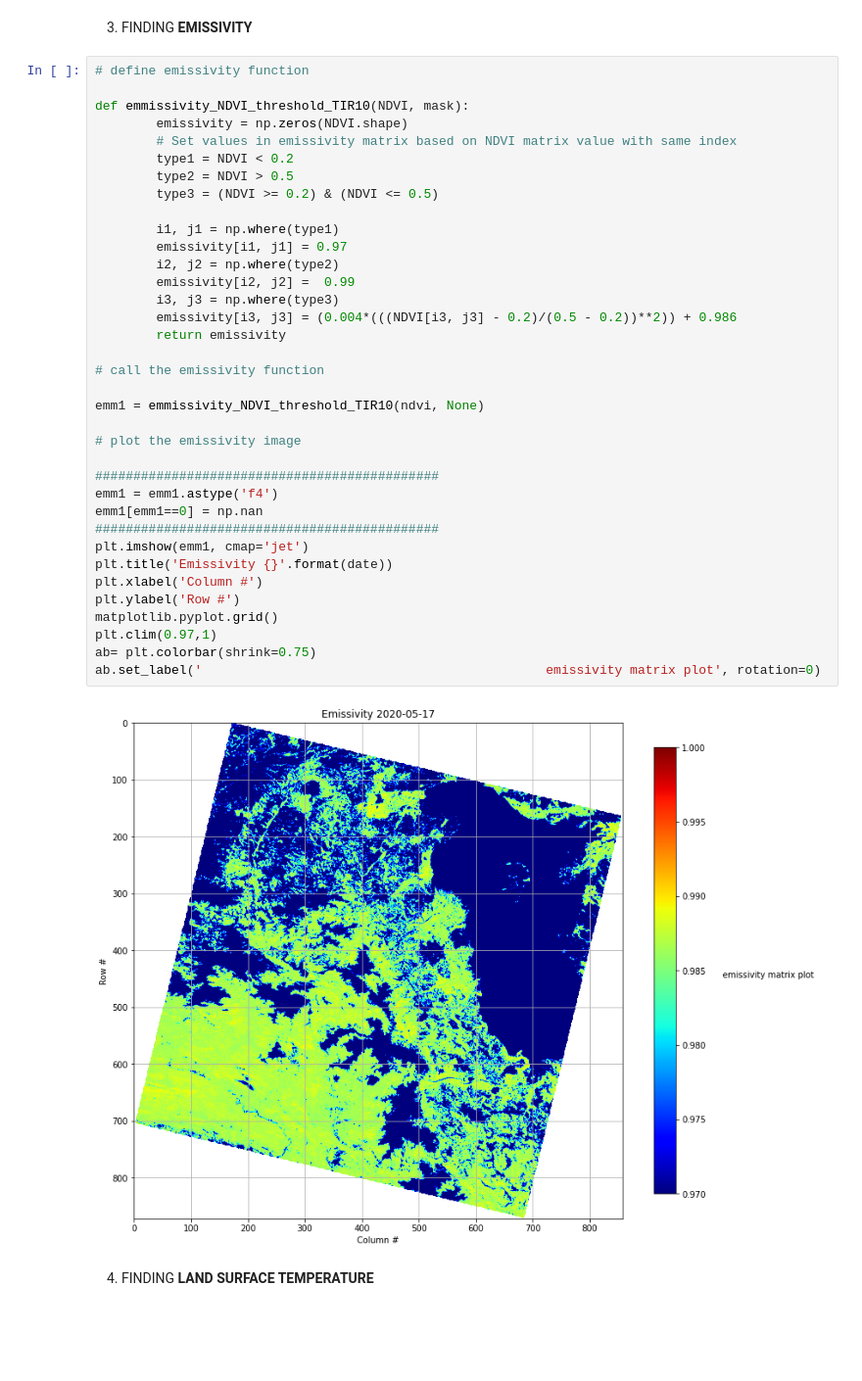
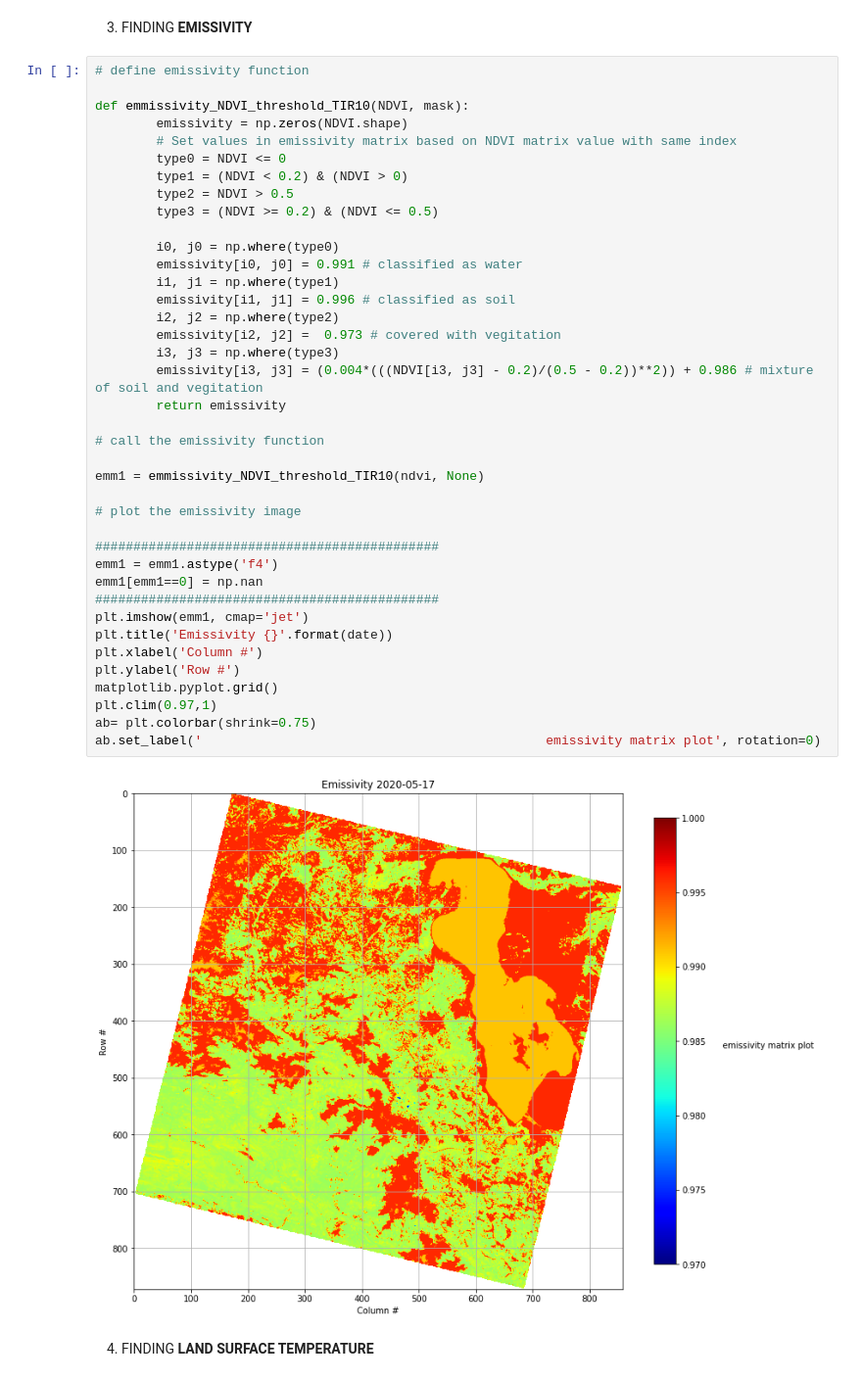
Before and after one commit to soorajpu12/LSTproject, a Jupyter notebook: LST_from_emmisivity.ipynb, the cells around one changed output. Shown at 98% size. Saved outputs shown, nothing was run; the diff lists cells and outputs as text; blank space fills up the shorter version.

```diff
--- a/LST_from_emmisivity.ipynb
+++ b/LST_from_emmisivity.ipynb
@@ -181,38 +184,41 @@ Decimation factor= 9
 def emmissivity_NDVI_threshold_TIR10(NDVI, mask):
         emissivity = np.zeros(NDVI.shape)
         # Set values in emissivity matrix based on NDVI matrix value with same index
-        type1 = NDVI < 0.2
+        type0 = NDVI <= 0
+        type1 = (NDVI < 0.2) & (NDVI > 0)
         type2 = NDVI > 0.5
         type3 = (NDVI >= 0.2) & (NDVI <= 0.5)
 
+        i0, j0 = np.where(type0)
+        emissivity[i0, j0] = 0.991 # classified as water
         i1, j1 = np.where(type1)
-        emissivity[i1, j1] = 0.97
+        emissivity[i1, j1] = 0.996 # classified as soil
         i2, j2 = np.where(type2)
-        emissivity[i2, j2] =  0.99
+        emissivity[i2, j2] =  0.973 # covered with vegitation
         i3, j3 = np.where(type3)
-        emissivity[i3, j3] = (0.004*(((NDVI[i3, j3] - 0.2)/(0.5 - 0.2))**2)) + 0.986
+        emissivity[i3, j3] = (0.004*(((NDVI[i3, j3] - 0.2)/(0.5 - 0.2))**2)) + 0.986 # mixture of soil and vegitation
         return emissivity
 
 # call the emissivity function
 
 emm1 = emmissivity_NDVI_threshold_TIR10(ndvi, None)
 
 # plot the emissivity image
 
 #############################################
 emm1 = emm1.astype('f4')
 emm1[emm1==0] = np.nan
 #############################################
 plt.imshow(emm1, cmap='jet')
 plt.title('Emissivity {}'.format(date))
 plt.xlabel('Column #')
 plt.ylabel('Row #')
 matplotlib.pyplot.grid()
 plt.clim(0.97,1)
 ab= plt.colorbar(shrink=0.75)
 ab.set_label('                                             emissivity matrix plot', rotation=0)
 # %% [output]
-[figure, old version]
+[figure, new version]
 # %% [markdown]
 4) FINDING **LAND SURFACE TEMPERATURE**
 # %%
```
Also changed, not shown: parts of 2 cells of this notebook.
